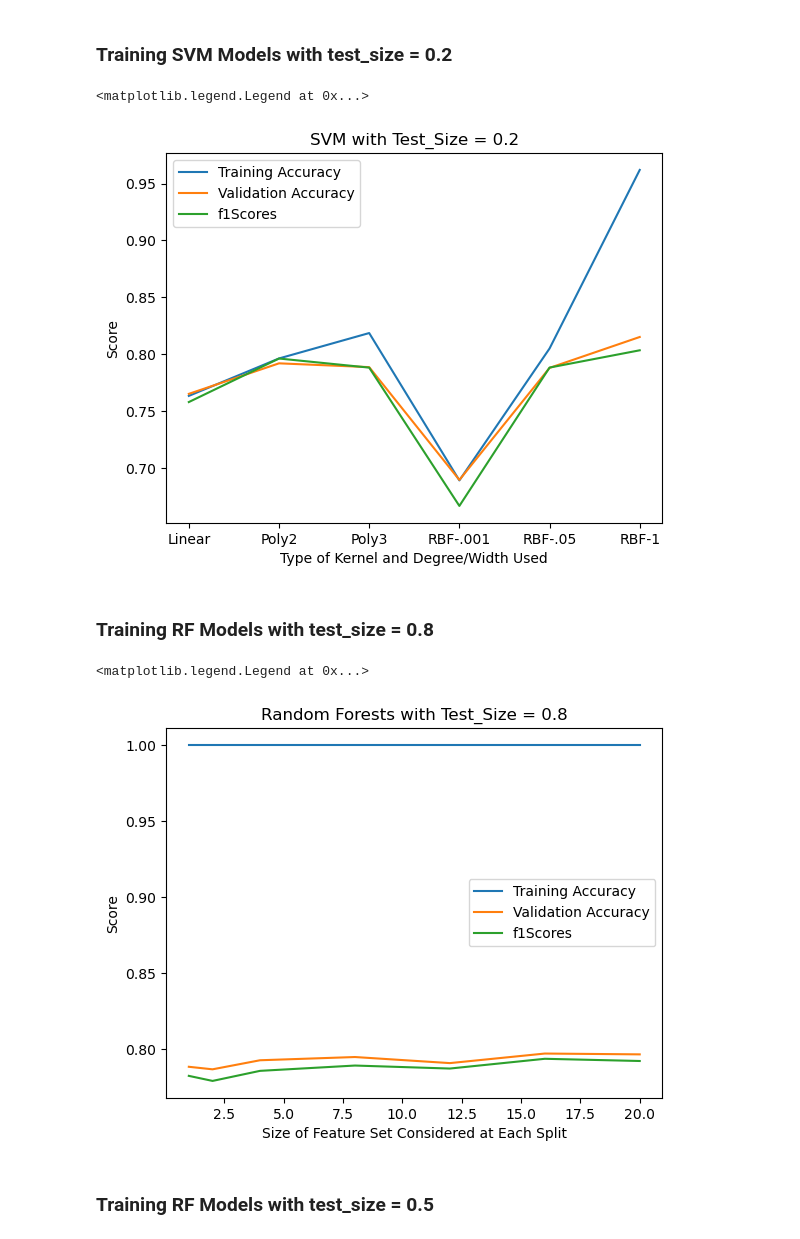
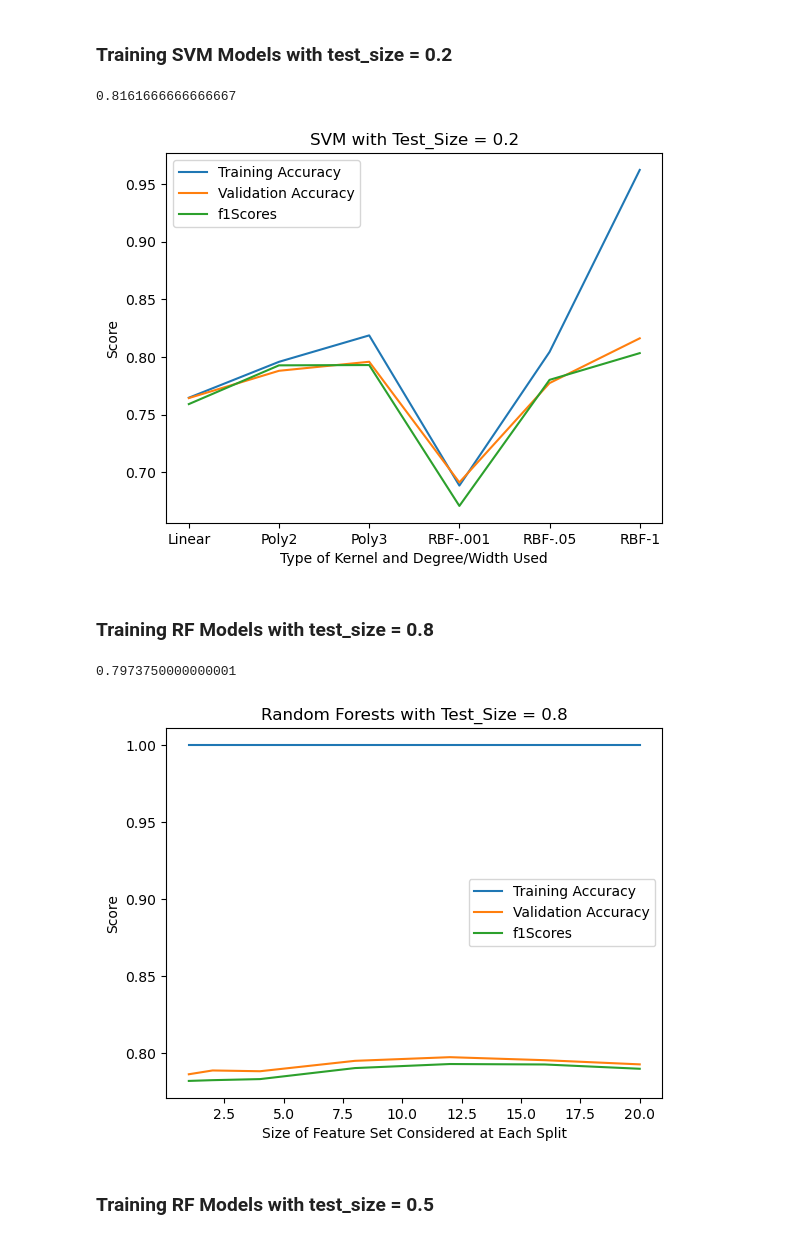
Before and after one commit to alihuss1017/COGS118AFinal, a Jupyter notebook: cover.ipynb, the cells around one changed output. Drawn from its saved outputs; the diff is of its cells as text; code cells hidden in the pictures.

```diff
--- a/cover.ipynb
+++ b/cover.ipynb
@@ -148,7 +153,7 @@ plt.legend()
 # %% [markdown]
 ### Training SVM Models with test_size = 0.2
 # %%
-train_acc, val_acc, f1_scores = train_models(X, Y, svm_models, 0.2)
+train_acc, val_acc, f1_scores, best_acc, best_svm_model = train_models(X, Y, svm_models, 0.2)
 plt.title("SVM with Test_Size = 0.2")
 plt.xlabel(r"Type of Kernel and Degree/Width Used")
 plt.ylabel("Score")
@@ -156,25 +161,27 @@ plt.plot(svm_labels, train_acc, label = "Training Accuracy")
 plt.plot(svm_labels, val_acc, label = "Validation Accuracy")
 plt.plot(svm_labels, f1_scores, label = "f1Scores")
 plt.legend()
+print(best_acc)
 # %% [output]
-<matplotlib.legend.Legend at 0x...>
+0.8161666666666667
-[figure, old version]
+[figure, new version]
 # %% [markdown]
 ### Training RF Models with test_size = 0.8
 # %%
 rf_splits = [1, 2, 4, 8, 12, 16, 20]
 # %%
-train_acc, val_acc, f1_scores = train_models(X, Y, rf_models, 0.8)
+train_acc, val_acc, f1_scores, best_acc, best_rf_model = train_models(X, Y, rf_models, 0.8)
 plt.title("Random Forests with Test_Size = 0.8")
 plt.xlabel(r"Size of Feature Set Considered at Each Split")
 plt.ylabel("Score")
 plt.plot(rf_splits, train_acc, label = "Training Accuracy")
 plt.plot(rf_splits, val_acc, label = "Validation Accuracy")
 plt.plot(rf_splits, f1_scores, label = "f1Scores")
 plt.legend()
+print(best_acc)
 # %% [output]
-<matplotlib.legend.Legend at 0x...>
+0.7973750000000001
-[figure, old version]
+[figure, new version]
 # %% [markdown]
 ### Training RF Models with test_size = 0.5
 # %%
```
Also changed, not shown: parts of 10 cells of this notebook, 4 other files.
